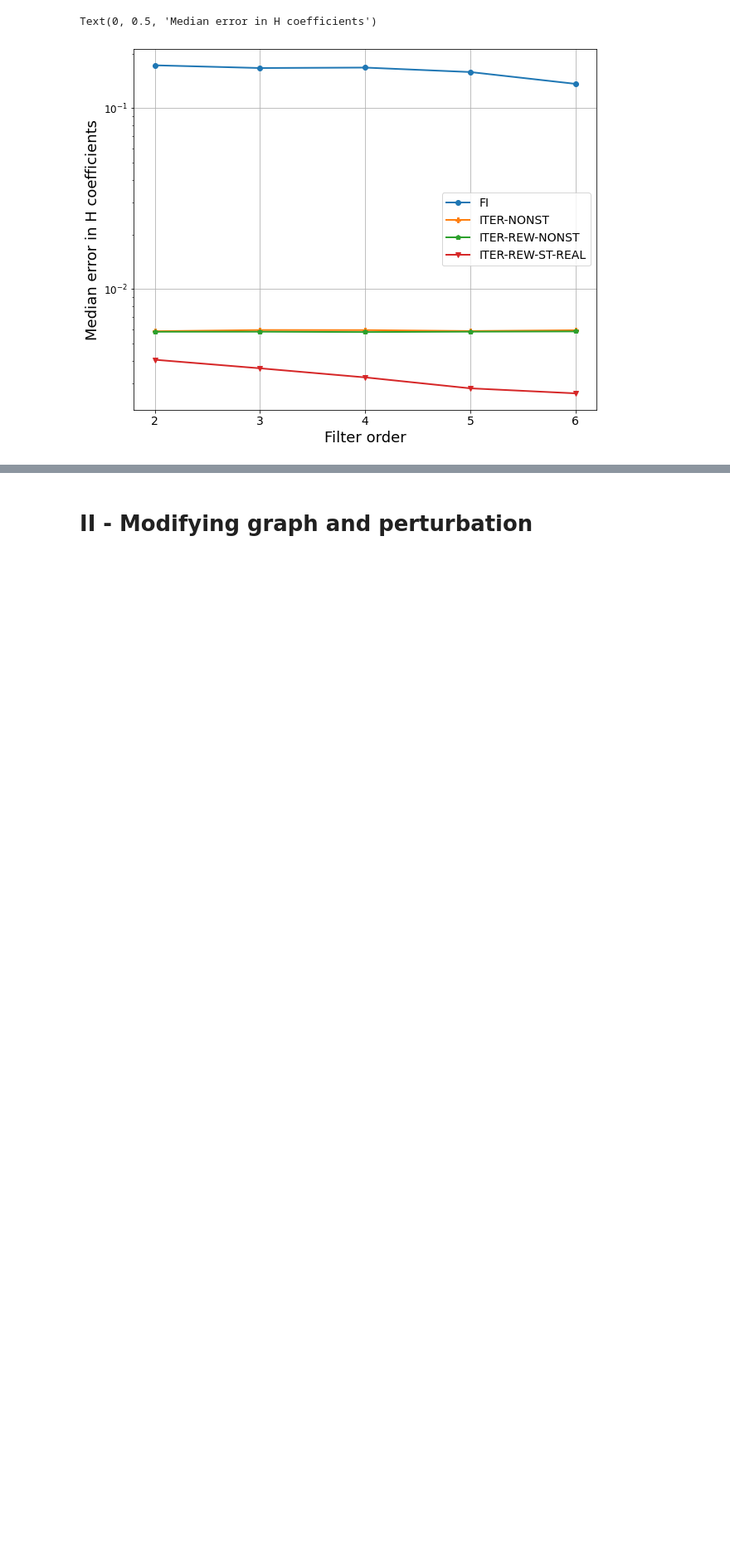
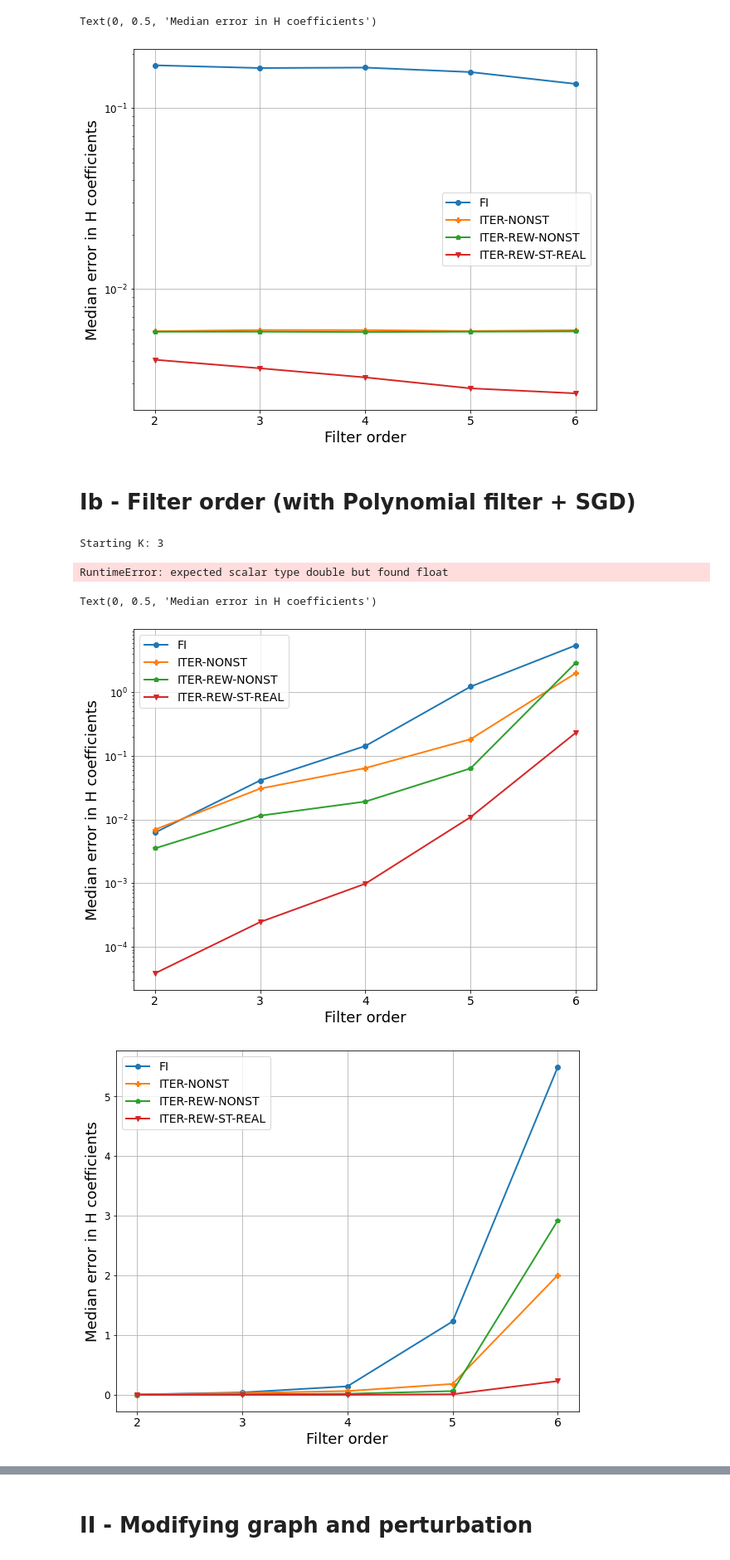
Before and after one commit to reysam93/graph_denoising, a Jupyter notebook: synth_data/figures_paper.ipynb, the cells around one changed output, grey strips where cells are left out. Shown at 83% size. Cells and saved outputs as stored; diff of their text form; code cells hidden in the pictures; blank space fills up the shorter version.

```diff
--- a/synth_data/figures_paper.ipynb
+++ b/synth_data/figures_paper.ipynb
@@ -162,3 +162,5 @@ Text(0, 0.5, 'Median error in H coefficients')
 [figure]
 # %%
 results_to_csv(results_1, "Filter Order", [exp['legend'] for exp in EXPS], "med_H_coefs", "results/1-FilterOrder_decay05.csv")
+# %% [markdown]
+# Ib - Filter order (with Polynomial filter + SGD)
@@ -164,0 +217,48 @@ results_to_csv(results_1, "Filter Order", [exp['legend'] for exp in EXPS], "med_
+# %%
+Ks = [3] #[2, 3, 4, 5, 6]
+p_n2 = 0.05
+M2 = 100
+eps2 = .2
+
+n_graphs = 1
+
+results_1 = {}
+print("Starting K:", end="")
+for k in Ks:
+    print(f" {k}", end="", flush=True)
+    results_1[k] = objective(p_n2, M2, k, eps2, EXPS_B, args_coefs, n_graphs, N, g_params_er,
+                             exp_coefs=True, neg_coefs=True, coef=.5, n_procs=1)
+print(" - DONE")
+# %% [output]
+Starting K: 3
+RuntimeError: expected scalar type double but found float
+# %%
+# Using S NOT thresholded
+plt.figure(figsize=(10,8))
+for i, exp in enumerate(EXPS):
+    plt.semilogy(Ks, [results_1[k]['med_H_coefs'][i] for k in Ks], exp['fmt'], linewidth=2)
+plt.legend([exp["legend"] for exp in EXPS], fontsize=14)
+plt.xticks(Ks, Ks, fontsize=14)
+plt.yticks(fontsize=12)
+plt.grid()
+plt.xlabel("Filter order", fontsize=18)
+plt.ylabel("Median error in H coefficients", fontsize=18)
+#plt.savefig("images/1-FilterOrder.png", format='png')
+#plt.savefig("images/1-FilterOrder.eps", format='eps')
+
+# Using S NOT thresholded
+plt.figure(figsize=(10,8))
+for i, exp in enumerate(EXPS):
+    plt.plot(Ks, [results_1[k]['med_H_coefs'][i] for k in Ks], exp['fmt'], linewidth=2)
+plt.legend([exp["legend"] for exp in EXPS], fontsize=14)
+plt.xticks(Ks, Ks, fontsize=14)
+plt.yticks(fontsize=12)
+plt.grid()
+plt.xlabel("Filter order", fontsize=18)
+plt.ylabel("Median error in H coefficients", fontsize=18)
+#plt.savefig("images/1-FilterOrder.png", format='png')
+#plt.savefig("images/1-FilterOrder.eps", format='eps')
+# %% [output]
+Text(0, 0.5, 'Median error in H coefficients')
+[figure, added]
+[figure, added]
```
Also changed, not shown: parts of 2 cells of this notebook, 2 other files.
